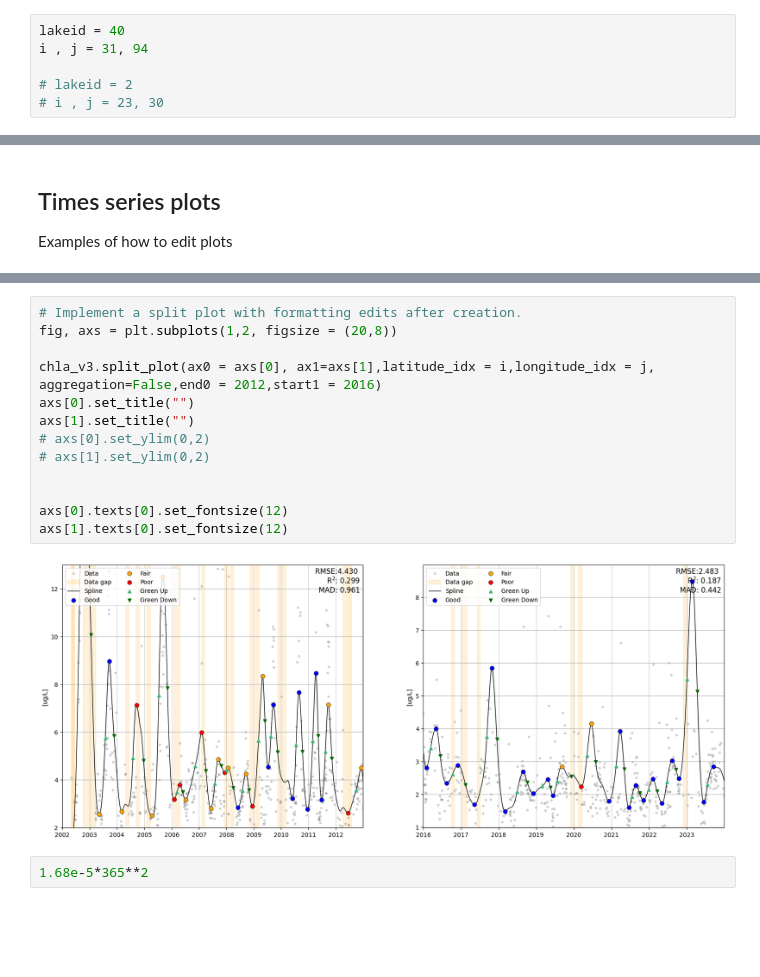
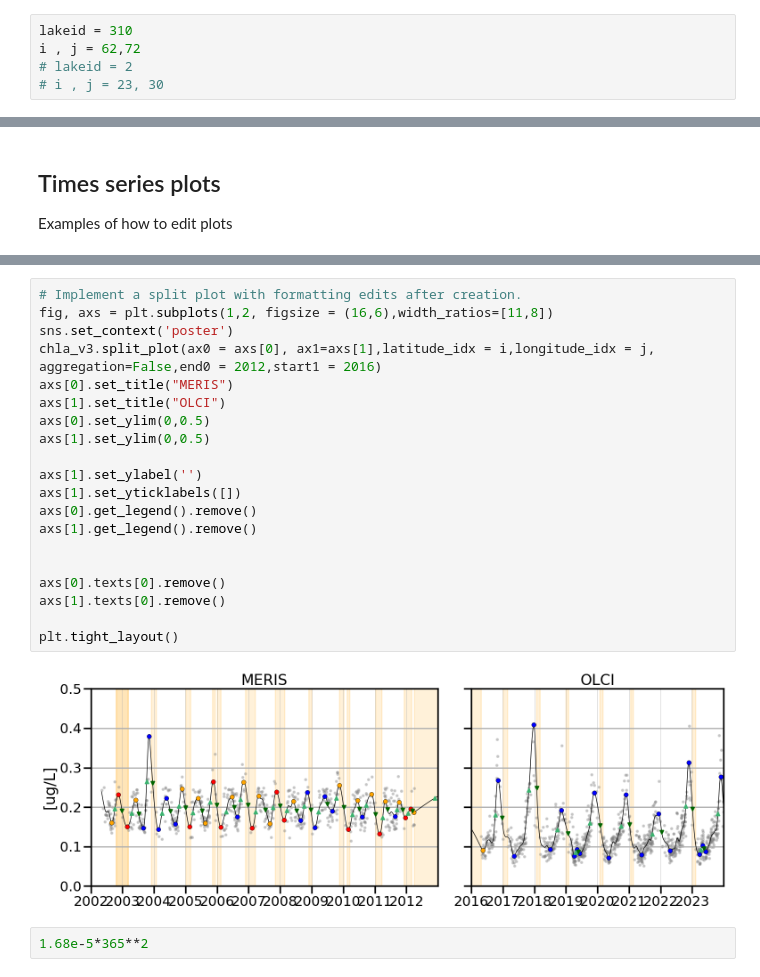
Before and after one commit to eawag-surface-waters-research/cci-cyano-production, a Jupyter notebook: notebooks/example_plotting.ipynb, the cells around one changed output, grey strips where cells are left out. Drawn from its saved outputs; the diff is of its cells as text; blank space fills up the shorter version.

Commit message:
central asia figures

```diff
--- a/notebooks/example_plotting.ipynb
+++ b/notebooks/example_plotting.ipynb
@@ -16,9 +16,8 @@ from matplotlib.colors import ListedColormap
 import cartopy.crs as ccrs
 import cartopy.feature as cfeature
 # %%
-lakeid = 40
-i , j = 31, 94
-
+lakeid = 310
+i , j = 62,72
 # lakeid = 2
 # i , j = 23, 30
 # %%
@@ -69,18 +72,25 @@ chla_v3.single_plot(i,j, ax, aggregation=False,start=2003, end= 2012)
 # %%
 # Implement a split plot with formatting edits after creation.
-fig, axs = plt.subplots(1,2, figsize = (20,8))
+fig, axs = plt.subplots(1,2, figsize = (16,6),width_ratios=[11,8])
+sns.set_context('poster')
+chla_v3.split_plot(ax0 = axs[0], ax1=axs[1],latitude_idx = i,longitude_idx = j, aggregation=False,end0 = 2012,start1 = 2016)
+axs[0].set_title("MERIS")
+axs[1].set_title("OLCI")
+axs[0].set_ylim(0,0.5)
+axs[1].set_ylim(0,0.5)
 
-chla_v3.split_plot(ax0 = axs[0], ax1=axs[1],latitude_idx = i,longitude_idx = j, aggregation=False,end0 = 2012,start1 = 2016)
-axs[0].set_title("")
-axs[1].set_title("")
-# axs[0].set_ylim(0,2)
-# axs[1].set_ylim(0,2)
+axs[1].set_ylabel('')
+axs[1].set_yticklabels([])
+axs[0].get_legend().remove()
+axs[1].get_legend().remove()
 
 
-axs[0].texts[0].set_fontsize(12)
-axs[1].texts[0].set_fontsize(12)
+axs[0].texts[0].remove()
+axs[1].texts[0].remove()
+
+plt.tight_layout()
 # %% [output]
-[figure, old version]
+[figure, new version]
 # %%
 1.68e-5*365**2
 # %% [output]
```
Also changed, not shown: parts of 15 cells of this notebook.
